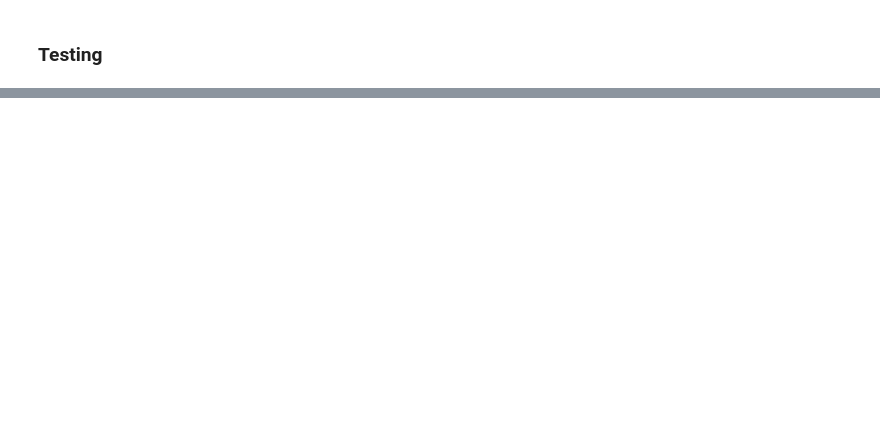
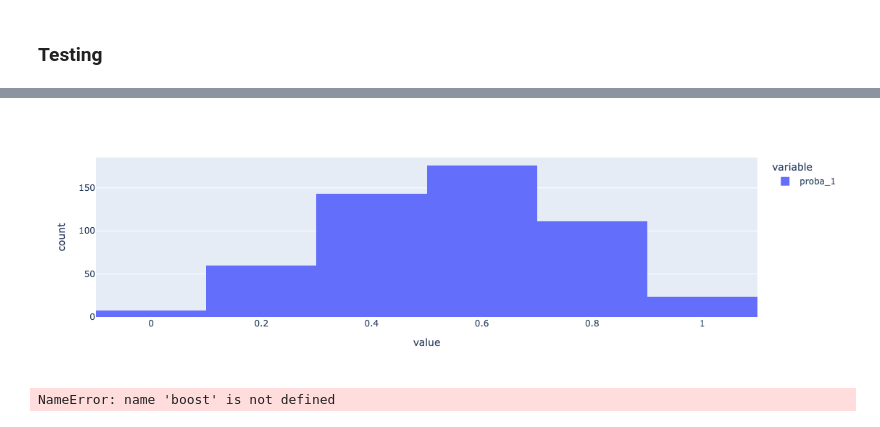
Before and after one commit to kylezengo/preds, a Jupyter notebook: Stocks backtesting.ipynb, the cells around one changed output, grey strips where cells are left out. Cells and saved outputs as stored; diff of their text form; code cells hidden in the pictures; blank space fills up the shorter version.

```diff
--- a/Stocks backtesting.ipynb
+++ b/Stocks backtesting.ipynb
@@ -278,7 +293,8 @@ cols_for_review = ['Date','Adj Close_SPY','Target','streak0','streak1','proba_1'
 # prophet = strat_bds['Prophet'][cols_for_review+['predicted_price_tomorrow']]
 logit = strat_bds['Logit'][cols_for_review]
 logit_pca = strat_bds['Logit_PCA'][cols_for_review]
-boost = strat_bds['XGBoost'][cols_for_review]
+knn = strat_bds['KNN'][cols_for_review]
+# boost = strat_bds['XGBoost'][cols_for_review]
 # boost_scaled = strat_bds['XGBoost_scaled'][cols_for_review]
 # svc = strat_bds['SVC'][cols_for_review]
 # mlp = strat_bds['MLP'][cols_for_review]
@@ -298,4 +310,10 @@ px.histogram(logit_pca['proba_1'].dropna())
+# %%
+px.histogram(knn['proba_1'].dropna())
+# %% [output]
+[figure, added]
 # %%
 px.histogram(boost['proba_1'].dropna())
+# %% [output]
+NameError: name 'boost' is not defined
 # %%
 px.histogram(svc['proba_1'].dropna())
```
Also changed, not shown: parts of 14 cells of this notebook, 1 other file.
